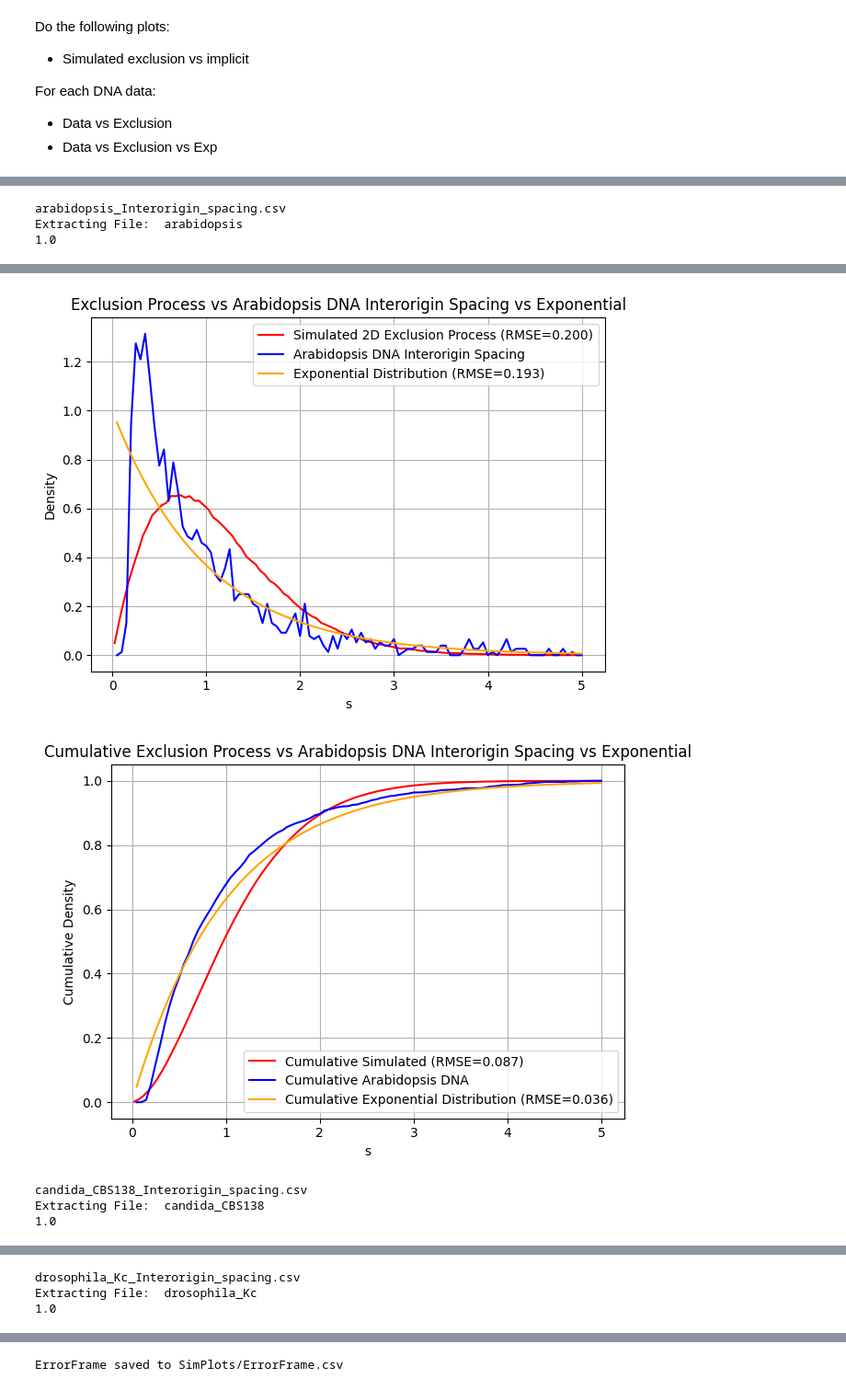
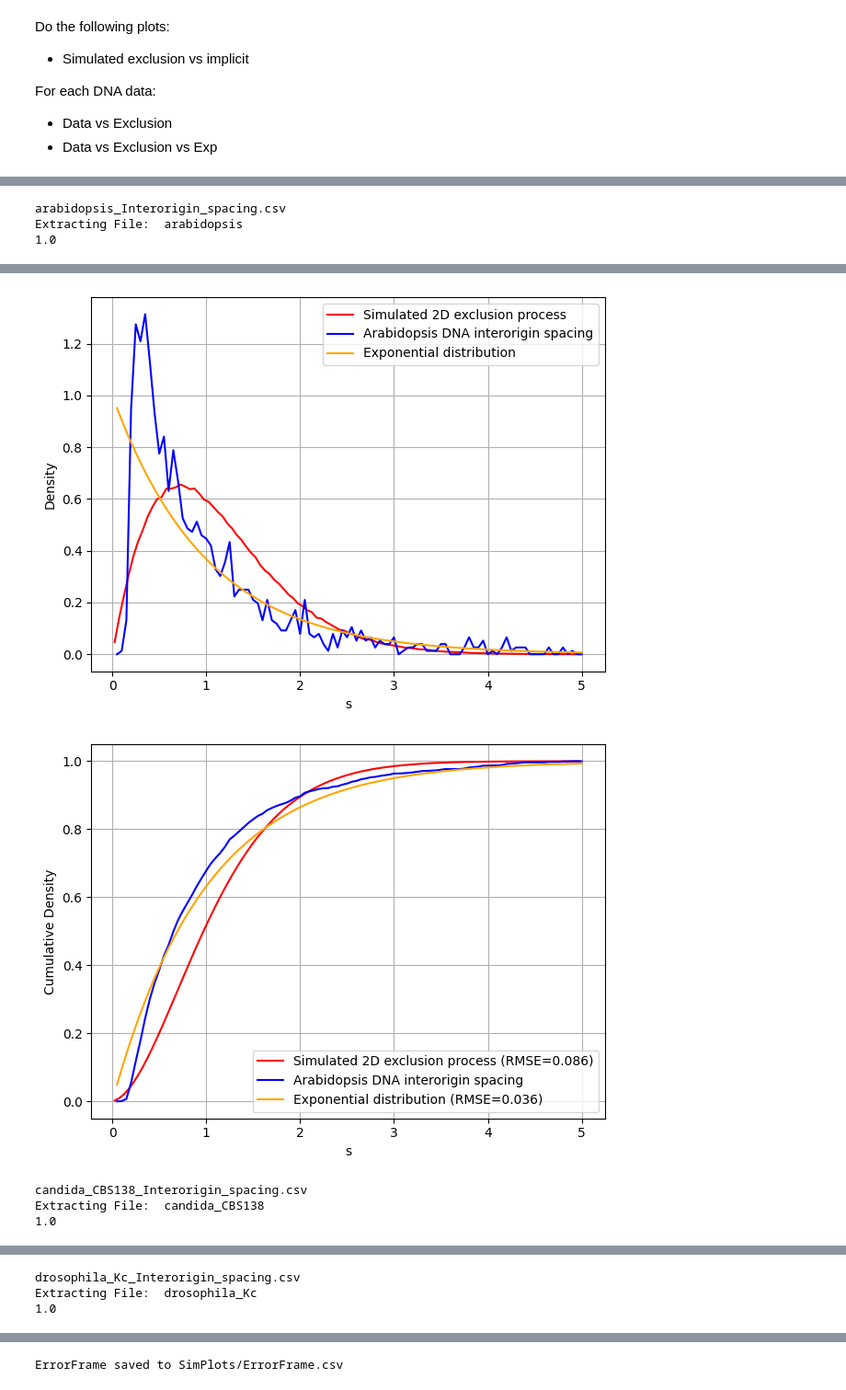
Before and after one commit to HuwWDay/RMTDNAData, a Jupyter notebook: DNAvsExclusion.ipynb, the cells around one changed output, grey strips where cells are left out. Shown at 92% size. Drawn from its saved outputs; the diff is of its cells as text; code cells hidden in the pictures.

```diff
--- a/DNAvsExclusion.ipynb
+++ b/DNAvsExclusion.ipynb
@@ -191,7 +219,7 @@ for filename in os.listdir('processeddata'):
 
     RMSESimDNA = np.sqrt(np.mean((SimHist - dnahist) ** 2))
     # Plot DNA vs Simulated histogram
-    plt.plot(SimBins, SimHist, label=f'Simulated 2D exclusion process (RMSE={RMSESimDNA:.3f})', color='red')
+    plt.plot(SimBins, SimHist, label=f'Simulated 2D exclusion process', color='red')
     plt.plot(dnabins[1:], dnahist, label=f'{name.capitalize()} DNA interorigin spacing', color='blue')
     #plt.title(f'Exclusion Process vs {name.capitalize()} DNA Interorigin Spacing')
     plt.xlabel('s')
@@ -220,9 +248,9 @@ for filename in os.listdir('processeddata'):
 
     ExpRMSE = np.sqrt(np.mean((hist_exp - dnahist) ** 2))
     # Plot DNA vs Simulated histogram vs Exp
-    plt.plot(SimBins, SimHist, label=f'Simulated 2D exclusion process (RMSE={RMSESimDNA:.3f})', color='red')
+    plt.plot(SimBins, SimHist, label=f'Simulated 2D exclusion process', color='red')
     plt.plot(dnabins[1:], dnahist, label=f'{name.capitalize()} DNA interorigin spacing', color='blue')
-    plt.plot(expbins[1:], hist_exp, label=f'Exponential distribution (RMSE={ExpRMSE:.3f})', color='orange')
+    plt.plot(expbins[1:], hist_exp, label=f'Exponential distribution', color='orange')
     #plt.title(f'Exclusion Process vs {name.capitalize()} DNA Interorigin Spacing vs Exponential')
     plt.xlabel('s')
     plt.ylabel('Density')
@@ -249,8 +277,8 @@ for filename in os.listdir('processeddata'):
 
     Tempdf = pd.DataFrame({
         "Sample": [name],
-        "SimRMSE": [RMSESimDNA],
-        "ExpRMSE": [ExpRMSE]
+        "SimRMSE": [RMSESimDNACum],
+        "ExpRMSE": [ExpCumRMSE]
     })
     ErrorFrame = pd.concat([ErrorFrame, Tempdf], ignore_index=True)
 
@@ -264,5 +292,5 @@ Extracting File:  arabidopsis
-[figure, old version]
+[figure, new version]
-[figure, old version]
+[figure, new version]
 candida_CBS138_Interorigin_spacing.csv
 Extracting File:  candida_CBS138
 1.0
```
Also changed, not shown: parts of 4 cells of this notebook, 2 other files.
